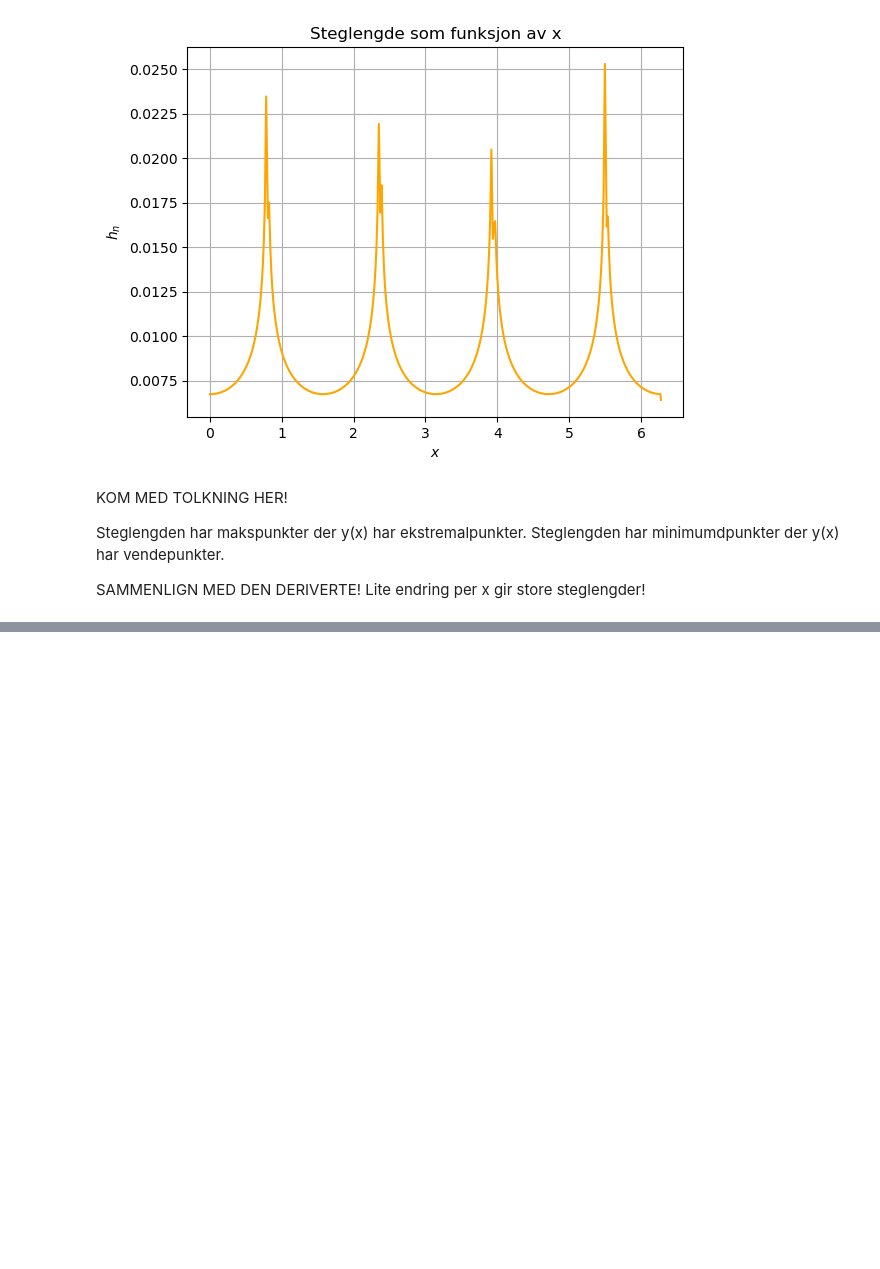
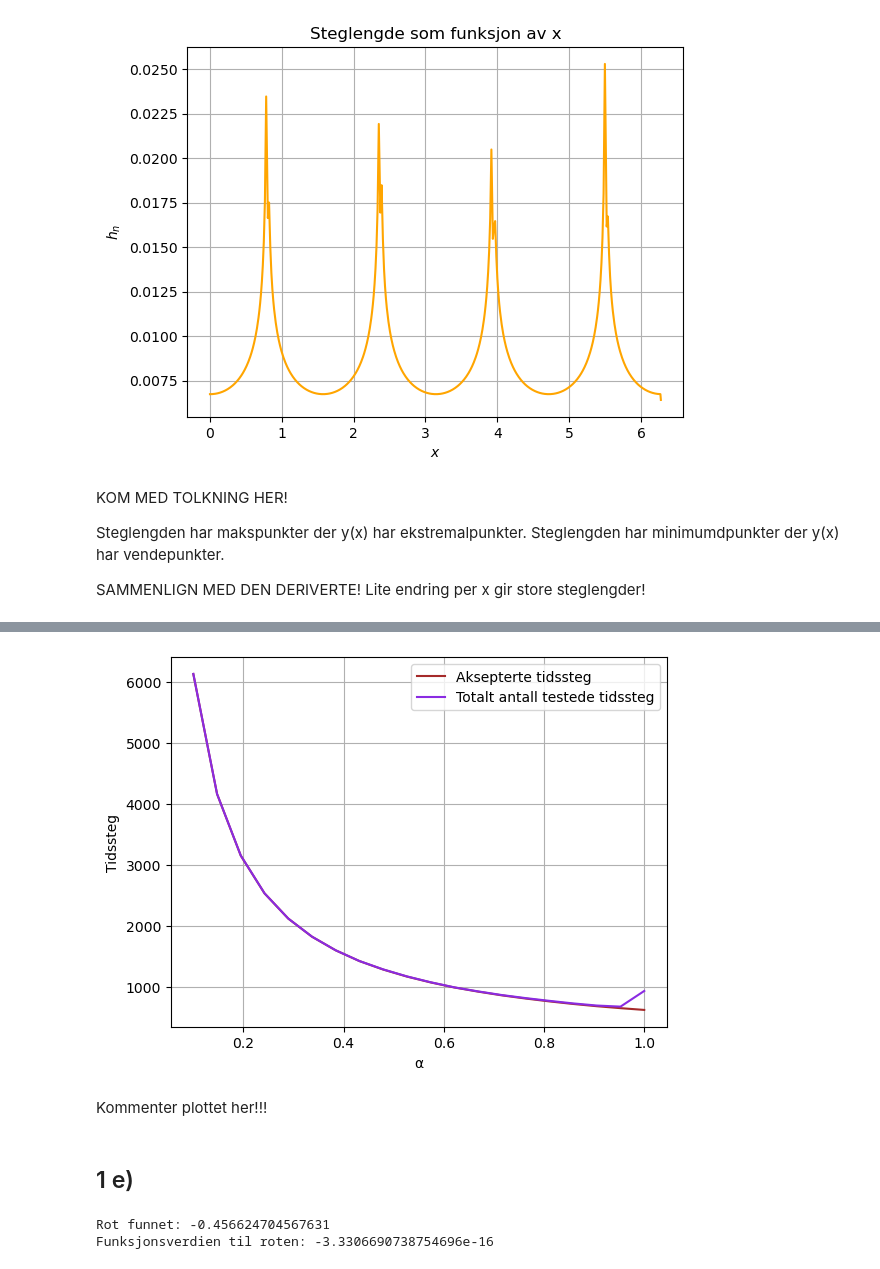
Before and after one commit to marieke-vaske/VitBer-TekFys, a Jupyter notebook: Sammenslåing av oppgave 1.ipynb, the cells around one changed output, grey strips where cells are left out. Cells and saved outputs as stored; diff of their text form; code cells hidden in the pictures; blank space fills up the shorter version.

```diff
--- a/Oppg1c.ipynb
+++ b/Sammenslåing av oppgave 1.ipynb
@@ -98,0 +137,26 @@ SAMMENLIGN MED DEN DERIVERTE! Lite endring per x gir store steglengder!
+# %%
+alpha_array = np.linspace(0.1, 1.0, 20)
+tolerance = 10**(-7)
+
+n_array = []                                        # Liste for antall aksepterte tidssteg
+n_total_array = []                                  # Liste for totalt antall testede tidssteg
+
+for alphaValue in alpha_array:                      # Itererer gjennom alle alfaverdier
+    x_values, y_matrix, step_array, n, n_total = RungeKutta_32(x_init, x_end, y_init, f_array, alphaValue, h_0, tolerance)
+    n_array.append(n)
+    n_total_array.append(n_total)
+
+
+plt.plot(alpha_array, n_array, label = 'Aksepterte tidssteg', color = 'brown')
+plt.plot(alpha_array, n_total_array, label = 'Totalt antall testede tidssteg', color = 'blueviolet')
+plt.xlabel('α')
+plt.ylabel('Tidssteg')
+plt.legend()
+plt.grid()
+plt.show()
+# %% [output]
+[figure, added]
+# %% [markdown]
+Kommenter plottet her!!!
+# %% [markdown]
+## 1 e)
@@ -98,0 +183,16 @@ SAMMENLIGN MED DEN DERIVERTE! Lite endring per x gir store steglengder!
+# %%
+def g(z):
+    return z + np.sin(z) + np.cos(z)            # Definerer funksjonen g(z) = z+ sin(z) + cos(z)
+
+# Tester rootFinder
+
+z0 = -1
+z1 = 0
+tol = 1e-6
+
+root, root_array = rootFinder(g, z0, z1, tol)
+print(f"Rot funnet: {root}")
+print(f"Funksjonsverdien til roten: {g(root)}")        # Bekrefter at riktig rot er funnet
+# %% [output]
+Rot funnet: -0.456624704567631
+Funksjonsverdien til roten: -3.3306690738754696e-16
```
Also changed, not shown: parts of 6 cells of this notebook, 1 other file.
